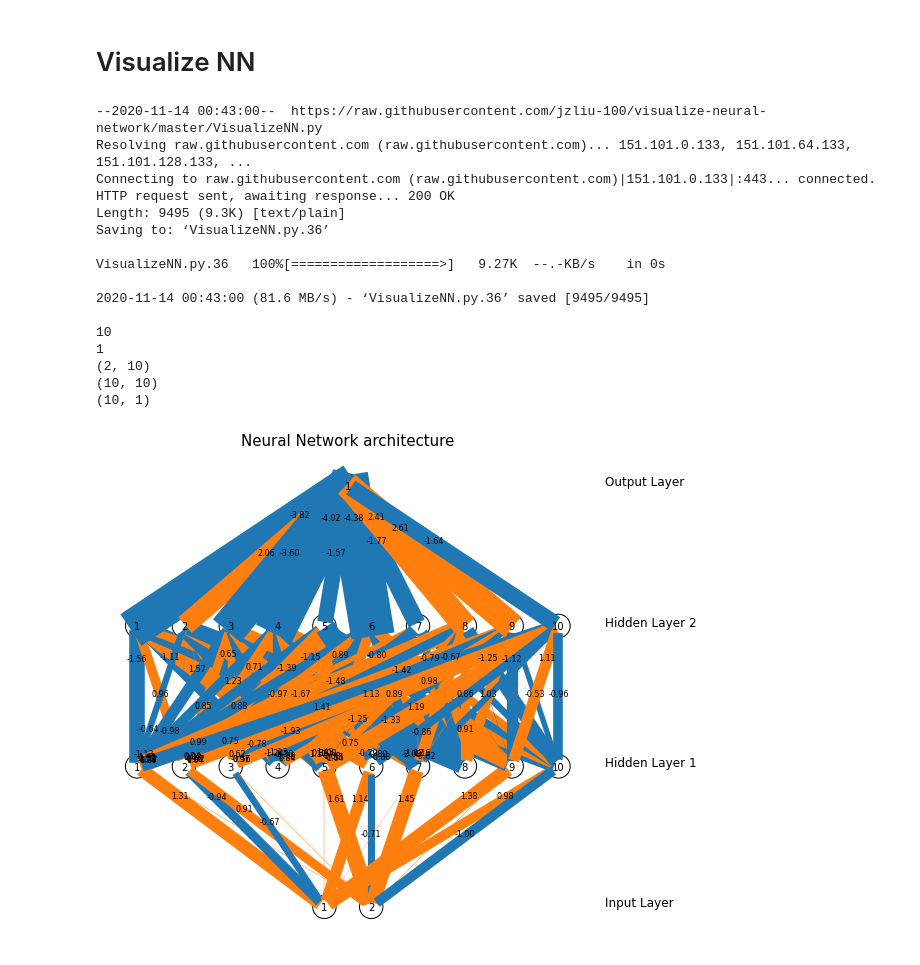
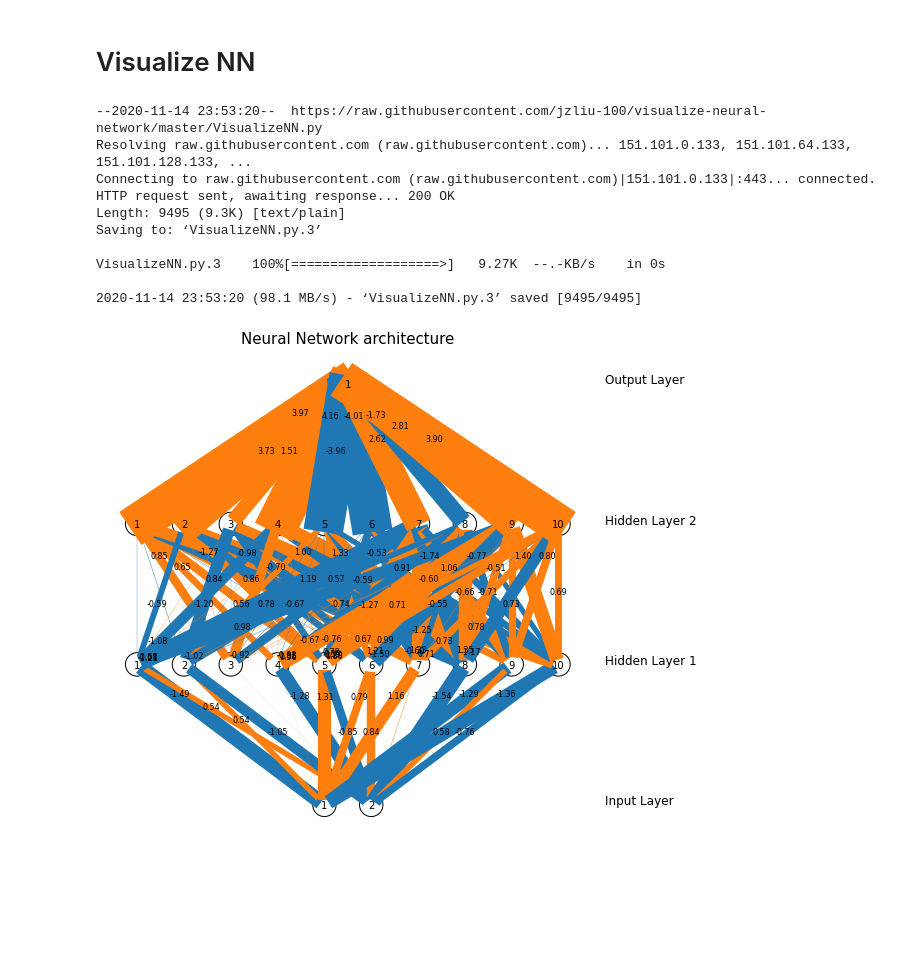
Before and after one commit to marcinwolter/DeepLearning_2020, a Jupyter notebook: cwiczenia_1a.ipynb, the cells around one changed output. Cells and saved outputs as stored; diff of their text form; code cells hidden in the pictures; blank space fills up the shorter version.

```diff
--- a/cwiczenia_1a.ipynb
+++ b/cwiczenia_1a.ipynb
@@ -403,33 +403,29 @@ draw_result(X_test,Z)
 # %%
 ! wget https://raw.githubusercontent.com/jzliu-100/visualize-neural-network/master/VisualizeNN.py
 
 import VisualizeNN as VisNN
+'''
 print(clf.hidden_layer_sizes[0])
 print(clf.n_outputs_)
 print(clf.coefs_[0].shape)
 print(clf.coefs_[1].shape)
 print(clf.coefs_[2].shape)
+'''
 
 NN = list(clf.hidden_layer_sizes)
 NN.append(clf.n_outputs_)
 NN.insert(0,clf.coefs_[0].shape[0])
 network=VisNN.DrawNN(NN,clf.coefs_)
 network.draw()
 # %% [output]
---2020-11-14 00:43:00--  https://raw.githubusercontent.com/jzliu-100/visualize-neural-network/master/VisualizeNN.py
+--2020-11-14 23:53:20--  https://raw.githubusercontent.com/jzliu-100/visualize-neural-network/master/VisualizeNN.py
 Resolving raw.githubusercontent.com (raw.githubusercontent.com)... 151.101.0.133, 151.101.64.133, 151.101.128.133, ...
 Connecting to raw.githubusercontent.com (raw.githubusercontent.com)|151.101.0.133|:443... connected.
 HTTP request sent, awaiting response... 200 OK
 Length: 9495 (9.3K) [text/plain]
-Saving to: ‘VisualizeNN.py.36’
+Saving to: ‘VisualizeNN.py.3’
 
-VisualizeNN.py.36   100%[===================>]   9.27K  --.-KB/s    in 0s
+VisualizeNN.py.3    100%[===================>]   9.27K  --.-KB/s    in 0s
 
-2020-11-14 00:43:00 (81.6 MB/s) - ‘VisualizeNN.py.36’ saved [9495/9495]
-
-10
-1
-(2, 10)
-(10, 10)
-(10, 1)
+2020-11-14 23:53:20 (98.1 MB/s) - ‘VisualizeNN.py.3’ saved [9495/9495]
-[figure, old version]
+[figure, new version]
```
Also changed, not shown: parts of 10 cells of this notebook.
